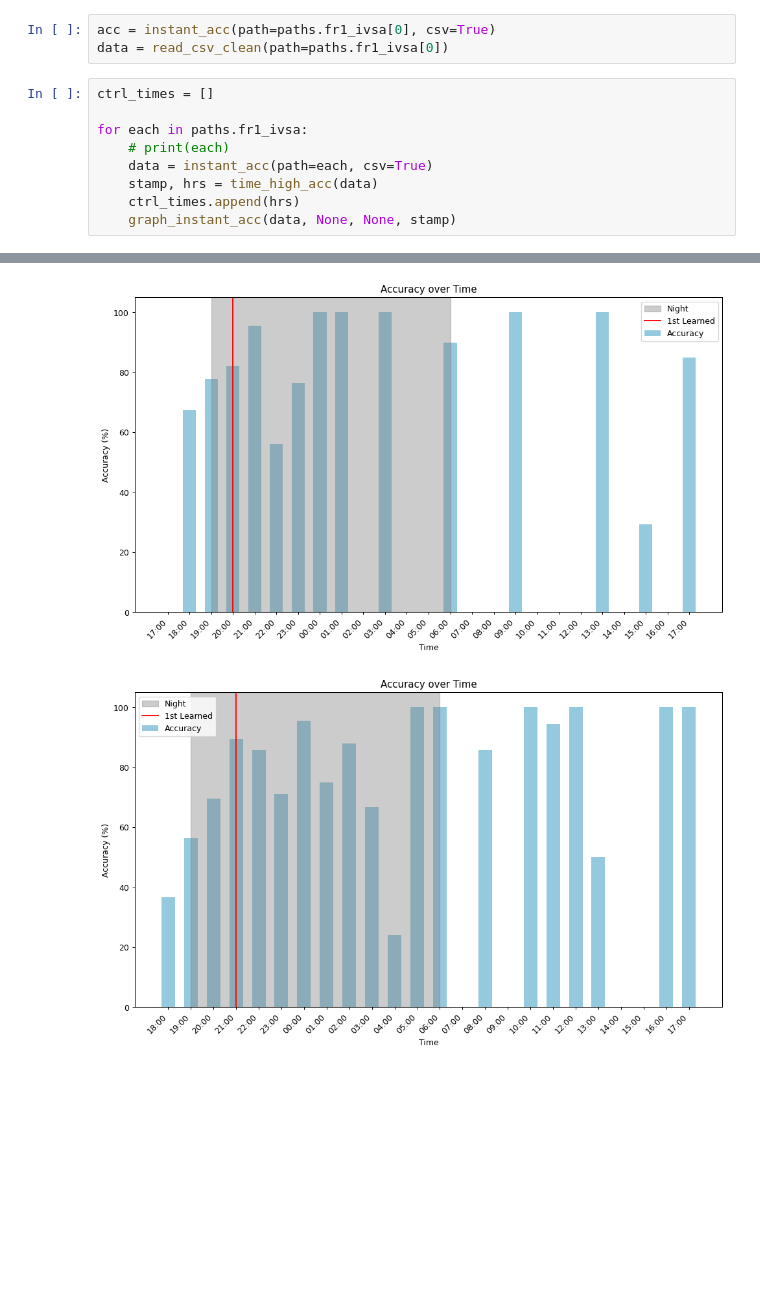
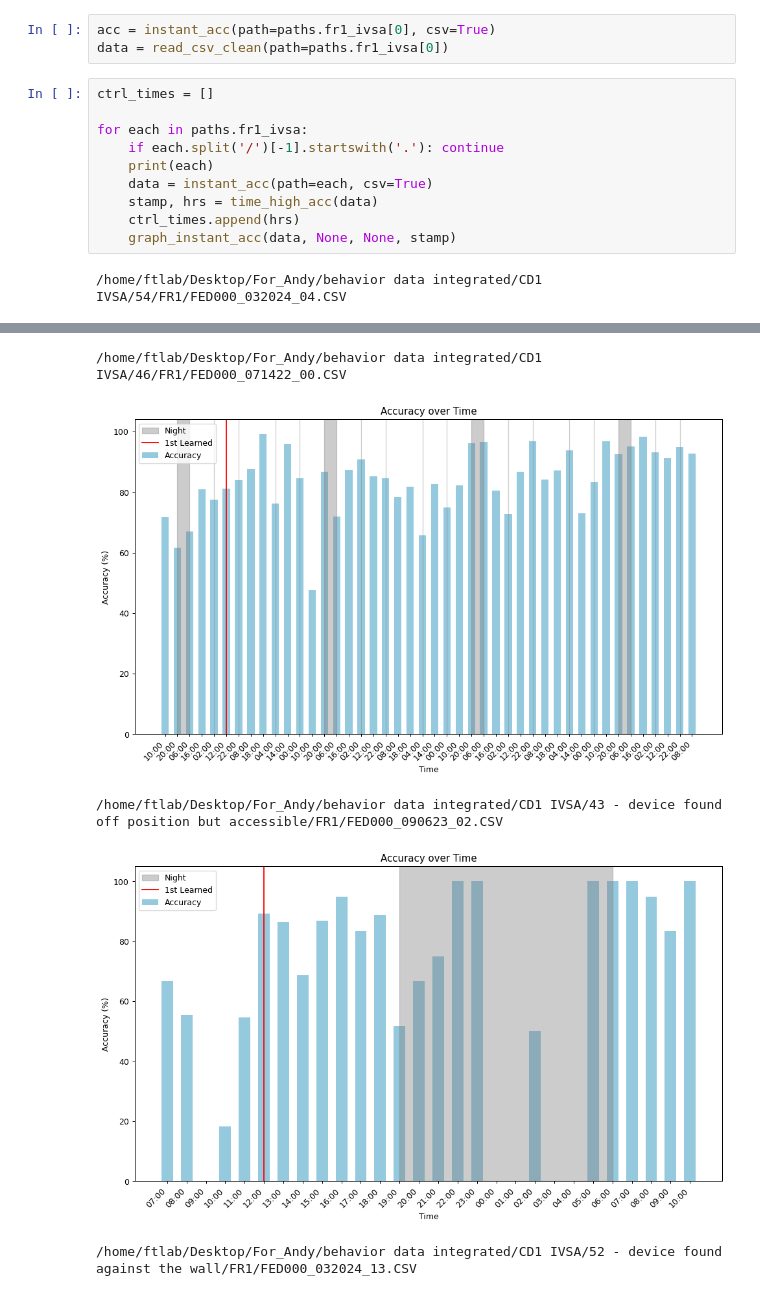
Before and after one commit to ftlabucsd/FEDUPP, a Jupyter notebook: IVSA FR1 accuracy.ipynb, the cells around one changed output, grey strips where cells are left out. Saved outputs shown, nothing was run; the diff lists cells and outputs as text; blank space fills up the shorter version.

```diff
--- a/IVSA FR1 accuracy.ipynb
+++ b/IVSA FR1 accuracy.ipynb
@@ -50,9 +64,11 @@ data = read_csv_clean(path=paths.fr1_ivsa[0])
 ctrl_times = []
 
 for each in paths.fr1_ivsa:
-    # print(each)
+    if each.split('/')[-1].startswith('.'): continue
+    print(each)
     data = instant_acc(path=each, csv=True)
     stamp, hrs = time_high_acc(data)
     ctrl_times.append(hrs)
     graph_instant_acc(data, None, None, stamp)
 # %% [output]
+/home/ftlab/Desktop/For_Andy/behavior data integrated/CD1 IVSA/54/FR1/FED000_032024_04.CSV
@@ -61,2 +78,5 @@ for each in paths.fr1_ivsa:
+/home/ftlab/Desktop/For_Andy/behavior data integrated/CD1 IVSA/46/FR1/FED000_071422_00.CSV
-[figure, old version]
+[figure, new version]
+/home/ftlab/Desktop/For_Andy/behavior data integrated/CD1 IVSA/43 - device found off position but accessible/FR1/FED000_090623_02.CSV
-[figure, old version]
+[figure, new version]
+/home/ftlab/Desktop/For_Andy/behavior data integrated/CD1 IVSA/52 - device found against the wall/FR1/FED000_032024_13.CSV
```
Also changed, not shown: parts of 4 cells of this notebook, 6 other files.
